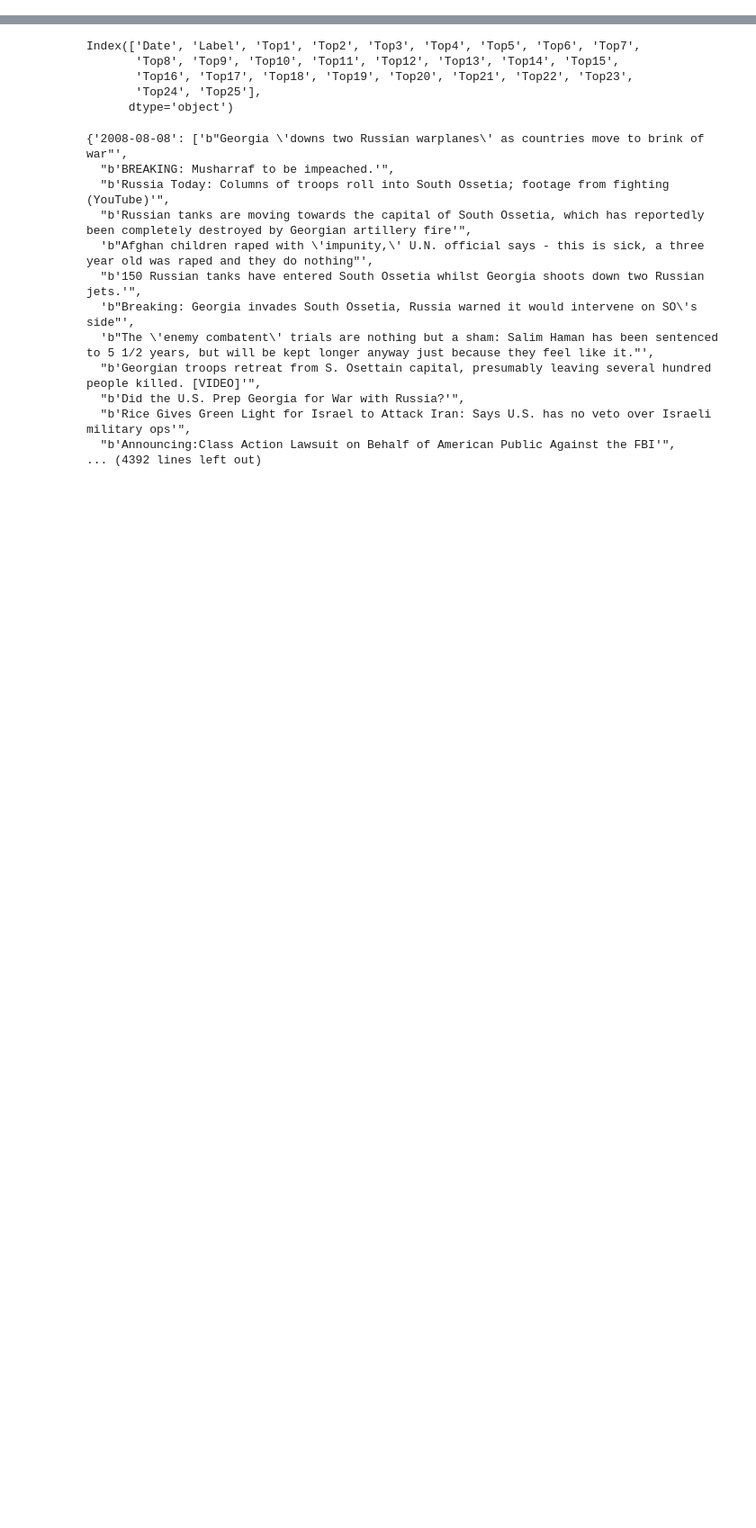
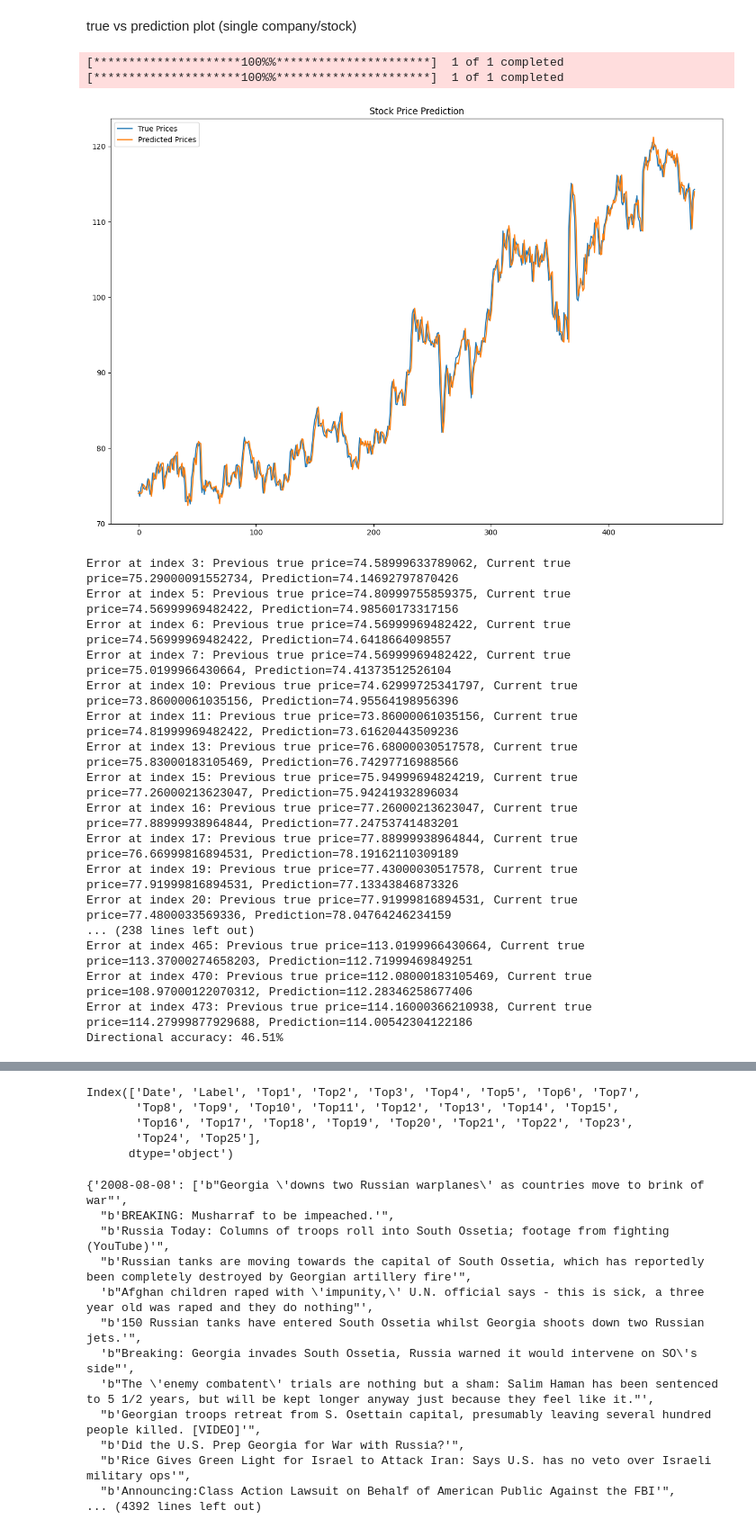
Before and after one commit to sidsridhar0/stockmodel, a Jupyter notebook: project.ipynb, the cells around one changed output, grey strips where cells are left out. Shown at 90% size. Saved outputs shown, nothing was run; the diff lists cells and outputs as text; code cells hidden in the pictures; blank space fills up the shorter version.

Commit message:
fixed LR graph. Add LR prediction plot. cosine similarity

```diff
--- a/project.ipynb
+++ b/project.ipynb
@@ -78,0 +137,25 @@ def predict_LR(stock_name,company_name):
+# %% [markdown]
+true vs prediction plot (single company/stock)
+# %%
+plot_prices("Meta","META");
+# %% [output]
+[*********************100%%**********************]  1 of 1 completed
+[*********************100%%**********************]  1 of 1 completed
+[figure, added]
+Error at index 3: Previous true price=74.58999633789062, Current true price=75.29000091552734, Prediction=74.14692797870426
+Error at index 5: Previous true price=74.80999755859375, Current true price=74.56999969482422, Prediction=74.98560173317156
+Error at index 6: Previous true price=74.56999969482422, Current true price=74.56999969482422, Prediction=74.6418664098557
+Error at index 7: Previous true price=74.56999969482422, Current true price=75.0199966430664, Prediction=74.41373512526104
+Error at index 10: Previous true price=74.62999725341797, Current true price=73.86000061035156, Prediction=74.95564198956396
+Error at index 11: Previous true price=73.86000061035156, Current true price=74.81999969482422, Prediction=73.61620443509236
+Error at index 13: Previous true price=76.68000030517578, Current true price=75.83000183105469, Prediction=76.74297716988566
+Error at index 15: Previous true price=75.94999694824219, Current true price=77.26000213623047, Prediction=75.94241932896034
+Error at index 16: Previous true price=77.26000213623047, Current true price=77.88999938964844, Prediction=77.24753741483201
+Error at index 17: Previous true price=77.88999938964844, Current true price=76.66999816894531, Prediction=78.19162110309189
+Error at index 19: Previous true price=77.43000030517578, Current true price=77.91999816894531, Prediction=77.13343846873326
+Error at index 20: Previous true price=77.91999816894531, Current true price=77.4800033569336, Prediction=78.04764246234159
+... (238 lines left out)
+Error at index 465: Previous true price=113.0199966430664, Current true price=113.37000274658203, Prediction=112.71999469849251
+Error at index 470: Previous true price=112.08000183105469, Current true price=108.97000122070312, Prediction=112.28346258677406
+Error at index 473: Previous true price=114.16000366210938, Current true price=114.27999877929688, Prediction=114.00542304122186
+Directional accuracy: 46.51%
```
Also changed, not shown: parts of 16 cells of this notebook.
